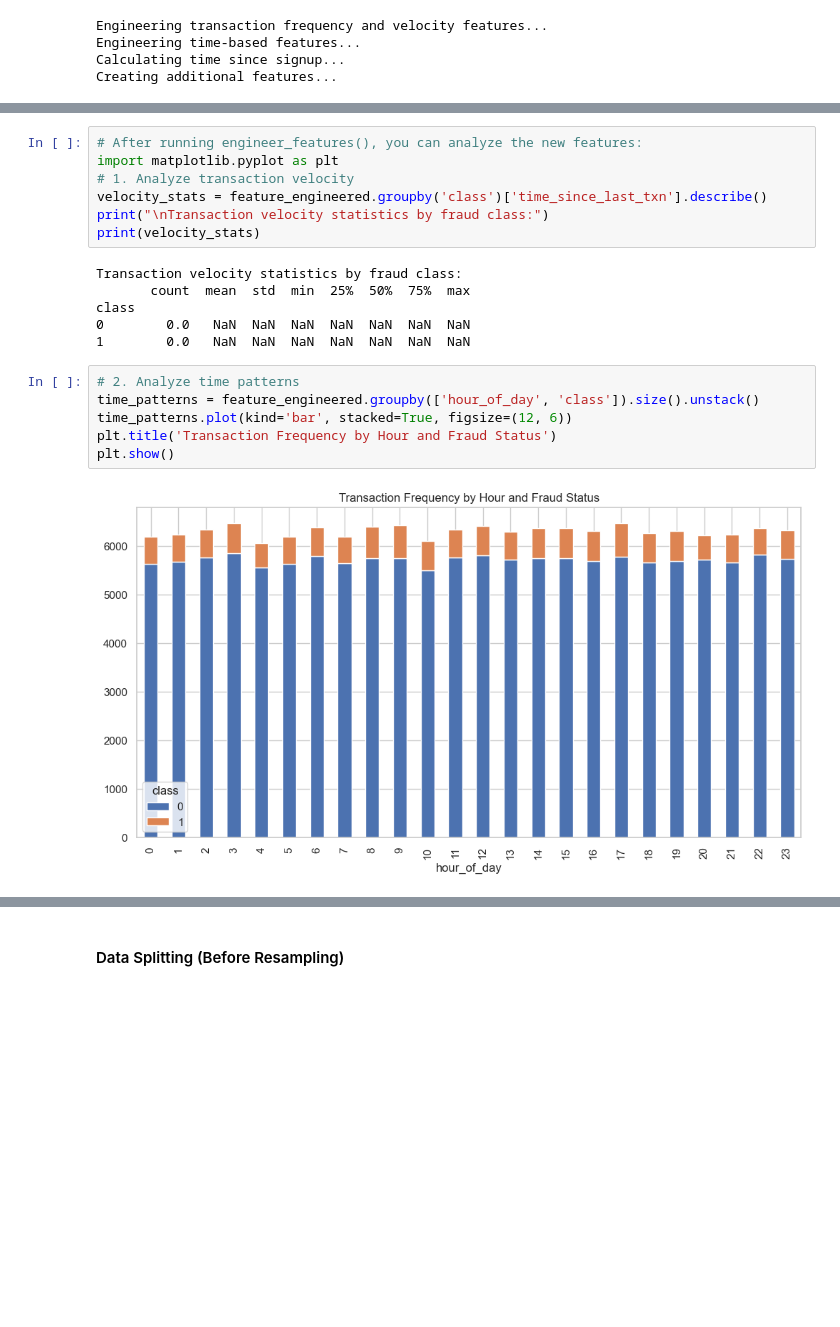
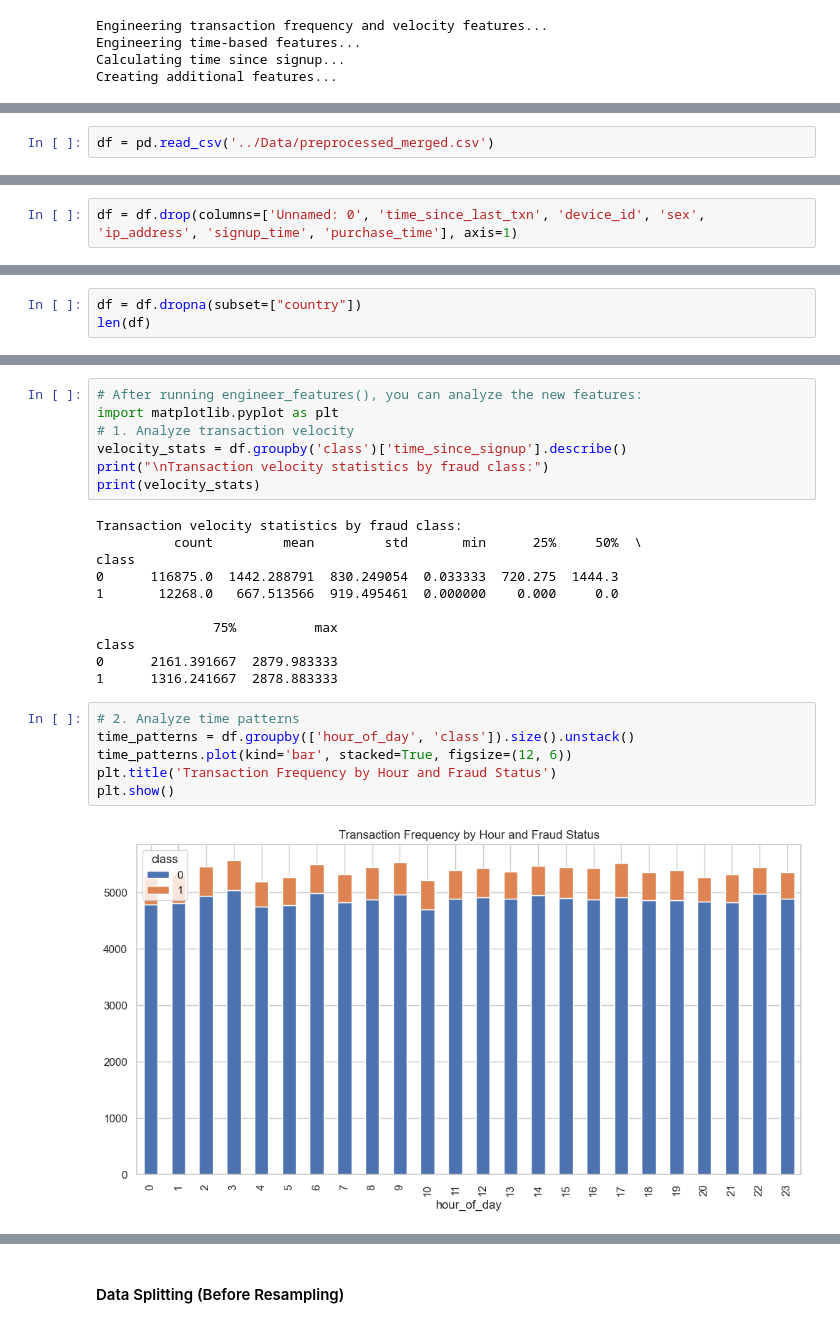
Before and after one commit to mubarek4566/Fraud-Detection-Ecommerce-Banking, a Jupyter notebook: notebooks/main.ipynb, the cells around one changed output, grey strips where cells are left out. Drawn from its saved outputs; the diff is of its cells as text; blank space fills up the shorter version.

```diff
--- a/notebooks/main.ipynb
+++ b/notebooks/main.ipynb
@@ -304,0 +307,2 @@ Creating additional features...
+# %%
+df = pd.read_csv('../Data/preprocessed_merged.csv')
@@ -304,0 +328,2 @@ Creating additional features...
+# %%
+df = df.drop(columns=['Unnamed: 0', 'time_since_last_txn', 'device_id', 'sex', 'ip_address', 'signup_time', 'purchase_time'], axis=1)
@@ -304,0 +357,3 @@ Creating additional features...
+# %%
+df = df.dropna(subset=["country"])
+len(df)
@@ -325,22 +381,27 @@ print(feature_engineered[['user_id', 'purchase_time', 'time_since_last_txn',
 # After running engineer_features(), you can analyze the new features:
 import matplotlib.pyplot as plt
 # 1. Analyze transaction velocity
-velocity_stats = feature_engineered.groupby('class')['time_since_last_txn'].describe()
+velocity_stats = df.groupby('class')['time_since_signup'].describe()
 print("\nTransaction velocity statistics by fraud class:")
 print(velocity_stats)
 # %% [output]
 Transaction velocity statistics by fraud class:
-       count  mean  std  min  25%  50%  75%  max
+          count         mean         std       min      25%     50%  \
 class
-0        0.0   NaN  NaN  NaN  NaN  NaN  NaN  NaN
-1        0.0   NaN  NaN  NaN  NaN  NaN  NaN  NaN
+0      116875.0  1442.288791  830.249054  0.033333  720.275  1444.3
+1       12268.0   667.513566  919.495461  0.000000    0.000     0.0
+
+               75%          max
+class
+0      2161.391667  2879.983333
+1      1316.241667  2878.883333
 # %%
 # 2. Analyze time patterns
-time_patterns = feature_engineered.groupby(['hour_of_day', 'class']).size().unstack()
+time_patterns = df.groupby(['hour_of_day', 'class']).size().unstack()
 time_patterns.plot(kind='bar', stacked=True, figsize=(12, 6))
 plt.title('Transaction Frequency by Hour and Fraud Status')
 plt.show()
 # %% [output]
-[figure, old version]
+[figure, new version]
 # %%
 # 3. Analyze time since signup
```
Also changed, not shown: parts of 22 cells of this notebook.
